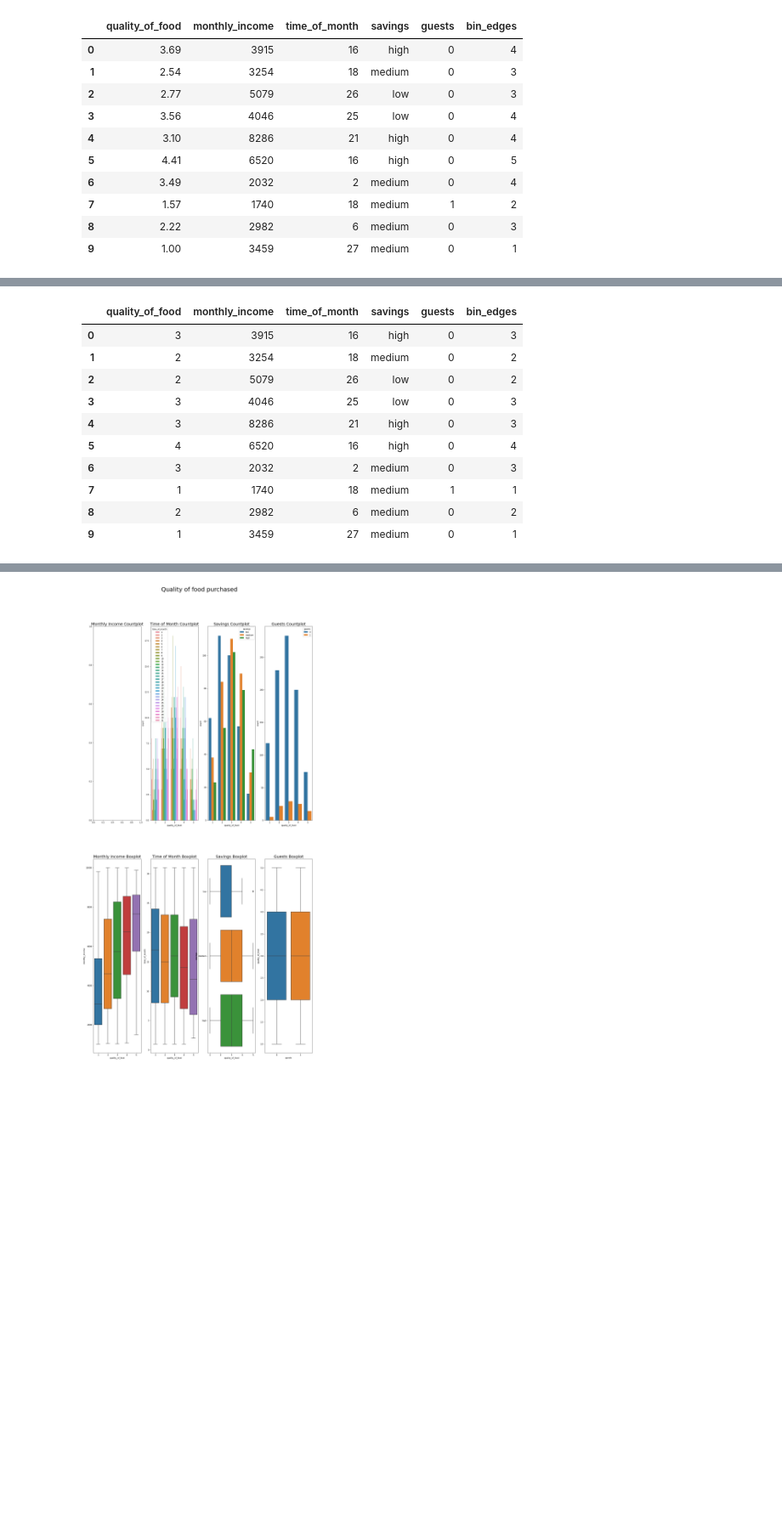
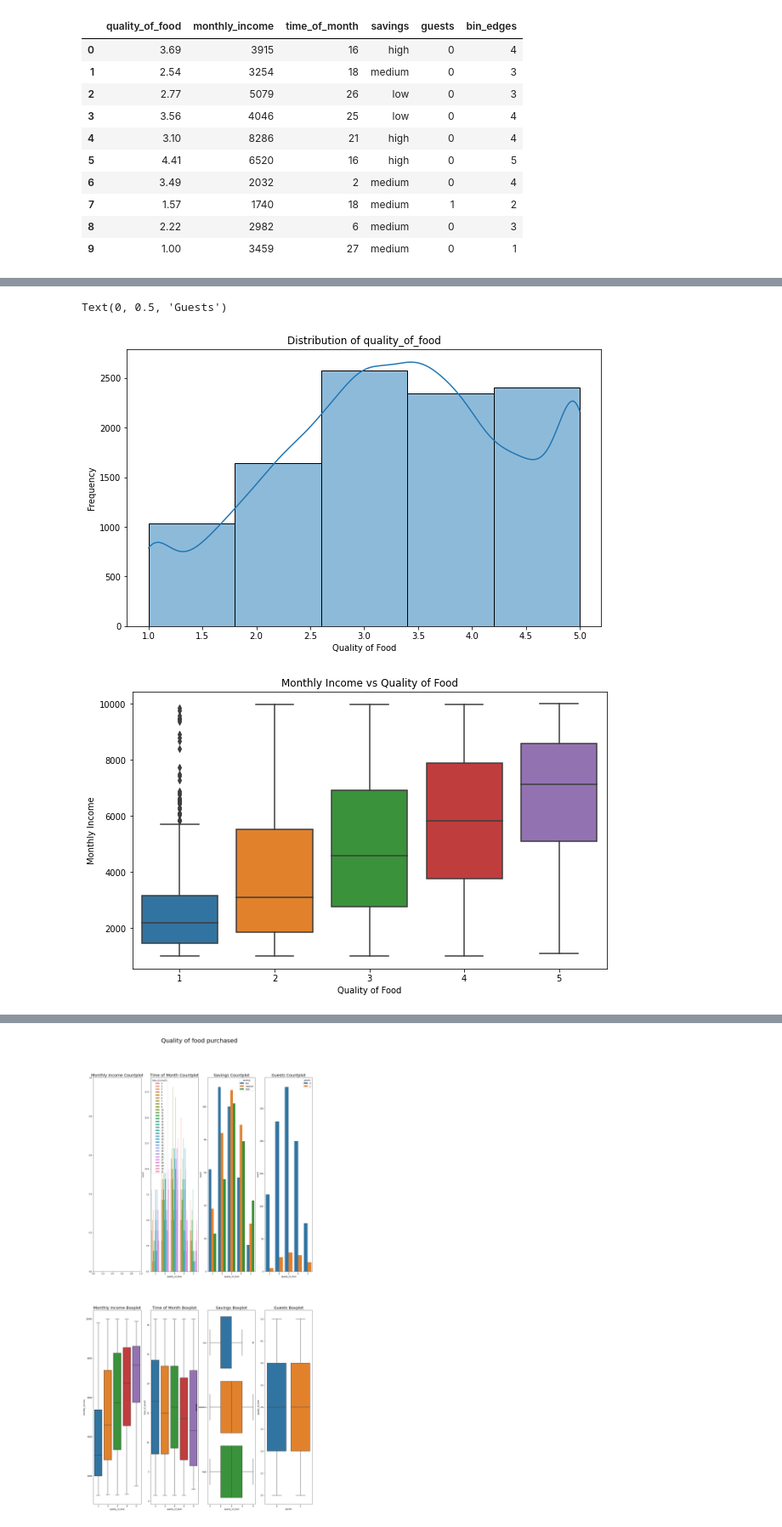
Before and after one commit to kristianseverin/BNNs, a Jupyter notebook: Data/generateData.ipynb, the cells around one changed output, grey strips where cells are left out. Shown: that part at 85% size. Saved outputs shown, nothing was run; the diff lists cells and outputs as text; code cells hidden in the pictures; blank space fills up the shorter version.

```diff
--- a/Data/generateData.ipynb
+++ b/Data/generateData.ipynb
@@ -158,0 +95,45 @@ sns.jointplot(x='quality_of_food', y='monthly_income', data=df, ax=axes[1, 2])
+# %%
+# visualise the data
+# histogram of quality_of_food
+plt.figure(figsize=(10, 6))
+sns.histplot(df['quality_of_food'], bins=5, kde=True)
+plt.title('Distribution of quality_of_food')
+plt.xlabel('Quality of Food')
+plt.ylabel('Frequency')
+
+
+# monthly income vs quality of food
+plt.figure(figsize=(10, 6))
+sns.boxplot(x='bin_edges', y='monthly_income', data=df)
+plt.title('Monthly Income vs Quality of Food')
+plt.xlabel('Quality of Food')
+plt.ylabel('Monthly Income')
+
+# time of month vs quality of food
+plt.figure(figsize=(10, 6))
+sns.boxplot(x='bin_edges', y='time_of_month', data=df)
+plt.title('Time of Month vs Quality of Food')
+plt.xlabel('Quality of Food')
+plt.ylabel('Time of Month')
+
+# savings vs quality of food
+plt.figure(figsize=(10, 6))
+sns.boxplot(x='bin_edges', y='savings', data=df, order=['low', 'medium', 'high'])
+plt.title('Savings vs Quality of Food')
+plt.xlabel('Quality of Food')
+plt.ylabel('Savings')
+
+# guests vs quality of food
+plt.figure(figsize=(10, 6))
+# boxplot
+sns.boxplot(x='guests', y='bin_edges', data=df)
+# scatter plot
+#sns.scatterplot(x='quality_of_food', y='guests', data=df)
+
+plt.title('Guests vs Quality of Food')
+plt.xlabel('Quality of Food')
+plt.ylabel('Guests')
+# %% [output]
+Text(0, 0.5, 'Guests')
+[figure, added]
+[figure, added]
@@ -239,17 +223,3 @@ def generate_classification_dataset():
 
 # Generate the dataset
 df = generate_classification_dataset()
-# %%
-df.head(10)
-# %% [output]
-|  | quality_of_food | monthly_income | time_of_month | savings | guests | bin_edges |
-| 0 | 3 | 3915 | 16 | high | 0 | 3 |
-| 1 | 2 | 3254 | 18 | medium | 0 | 2 |
-| 2 | 2 | 5079 | 26 | low | 0 | 2 |
-| 3 | 3 | 4046 | 25 | low | 0 | 3 |
-| 4 | 3 | 8286 | 21 | high | 0 | 3 |
-| 5 | 4 | 6520 | 16 | high | 0 | 4 |
-| 6 | 3 | 2032 | 2 | medium | 0 | 3 |
-| 7 | 1 | 1740 | 18 | medium | 1 | 1 |
-| 8 | 2 | 2982 | 6 | medium | 0 | 2 |
-| 9 | 1 | 3459 | 27 | medium | 0 | 1 |
```
Also changed, not shown: parts of 4 cells of this notebook, 2 other files.
